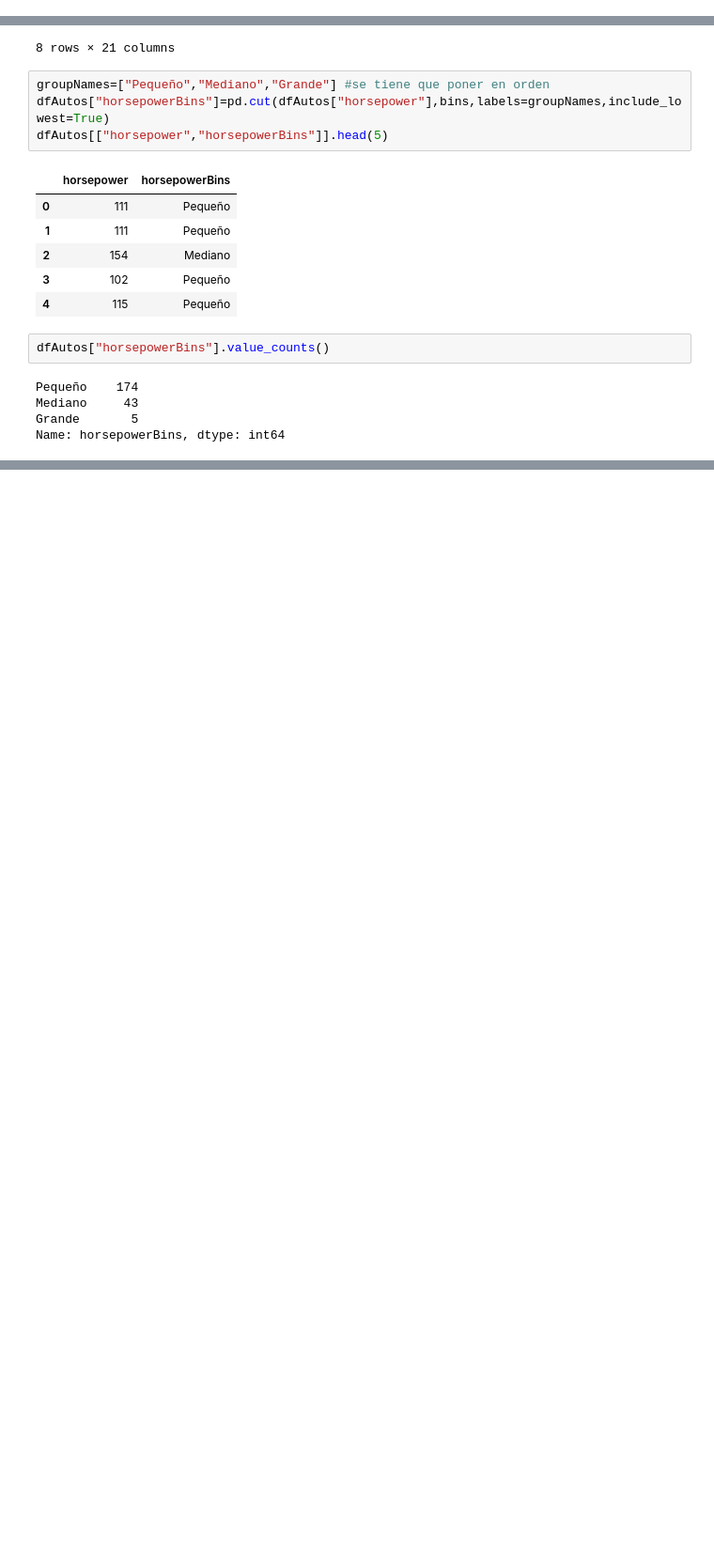
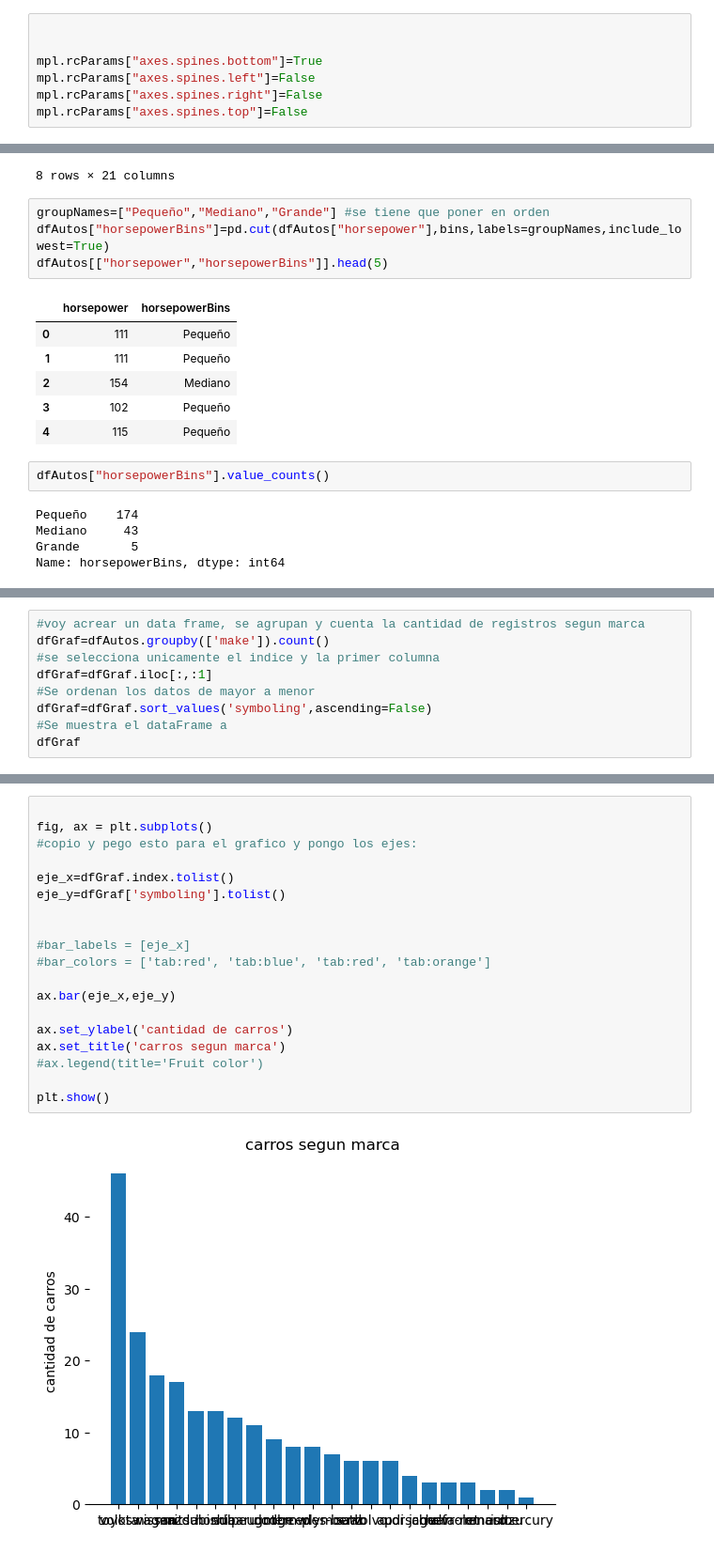
Before and after one commit to IvaRetana/1Q2023, a Jupyter notebook: EDA_Autos_Ivannia_Retana.ipynb, the cells around one changed output, grey strips where cells are left out. Shown at 94% size. Cells and saved outputs as stored; diff of their text form; blank space fills up the shorter version.

```diff
--- a/EDA_Autos_Ivannia_Retana.ipynb
+++ b/EDA_Autos_Ivannia_Retana.ipynb
@@ -27,2 +28,9 @@ import numpy as np #Se usa para el manejo de estructuras de datos: Tuplas, lista
 import matplotlib.pyplot as plt #Permite crear graficos.
+# %%
+
+
+mpl.rcParams["axes.spines.bottom"]=True
+mpl.rcParams["axes.spines.left"]=False
+mpl.rcParams["axes.spines.right"]=False
+mpl.rcParams["axes.spines.top"]=False
 # %% [markdown]
@@ -591,0 +619,9 @@ dfAutos.head(5)
+# %%
+#voy acrear un data frame, se agrupan y cuenta la cantidad de registros segun marca
+dfGraf=dfAutos.groupby(['make']).count()
+#se selecciona unicamente el indice y la primer columna
+dfGraf=dfGraf.iloc[:,:1]
+#Se ordenan los datos de mayor a menor
+dfGraf=dfGraf.sort_values('symboling',ascending=False)
+#Se muestra el dataFrame a
+dfGraf
@@ -591,0 +647,21 @@ dfAutos.head(5)
+# %%
+
+fig, ax = plt.subplots()
+#copio y pego esto para el grafico y pongo los ejes:
+
+eje_x=dfGraf.index.tolist()
+eje_y=dfGraf['symboling'].tolist()
+
+
+#bar_labels = [eje_x]
+#bar_colors = ['tab:red', 'tab:blue', 'tab:red', 'tab:orange']
+
+ax.bar(eje_x,eje_y)
+
+ax.set_ylabel('cantidad de carros')
+ax.set_title('carros segun marca')
+#ax.legend(title='Fruit color')
+
+plt.show()
+# %% [output]
+[figure, added]
```
Also changed, not shown: parts of 25 cells of this notebook.
